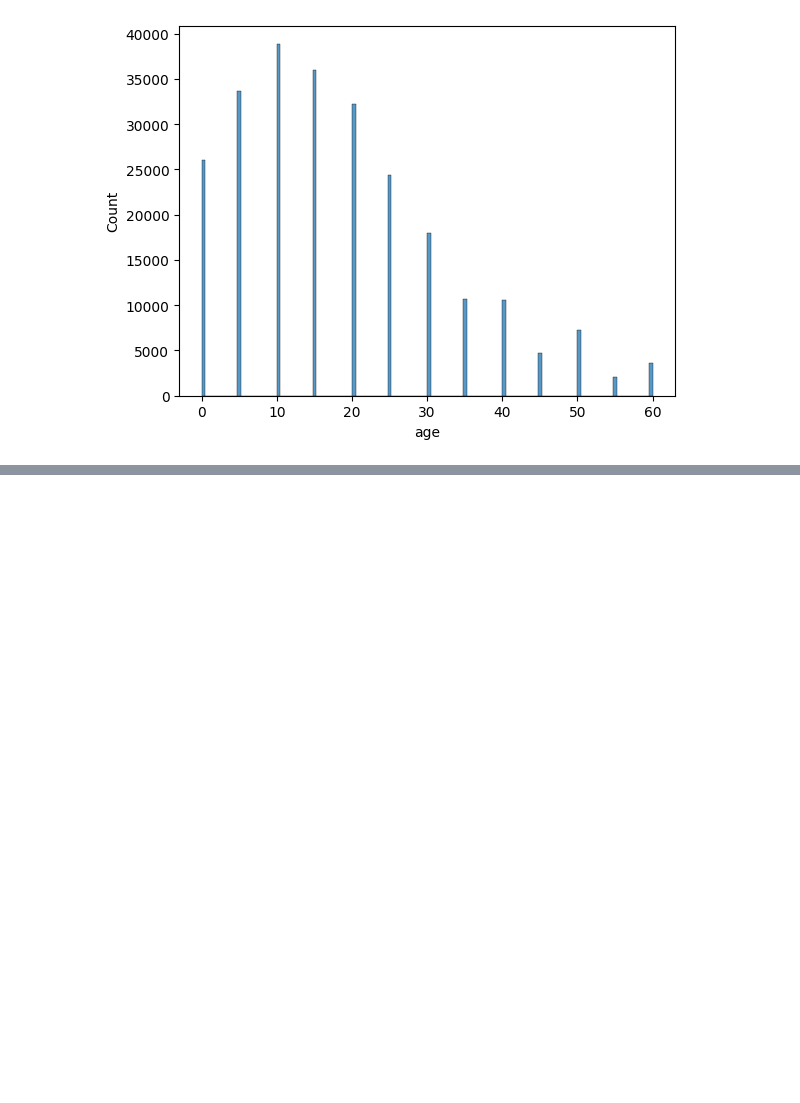
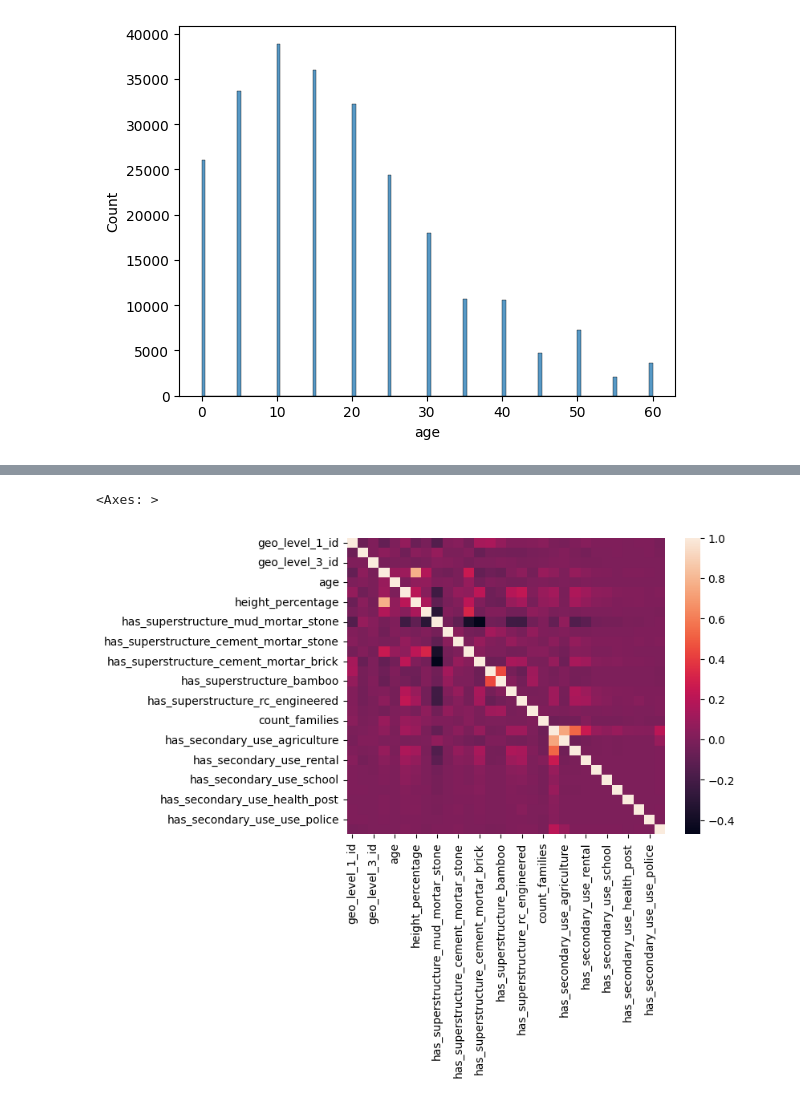
Before and after one commit to Hor-layinka/Hobs-Portfolio-projects, a Jupyter notebook: ClassificationModels/earth_quake_damage_pred.ipynb, the cells around one changed output, grey strips where cells are left out. Cells and saved outputs as stored; diff of their text form; code cells hidden in the pictures; blank space fills up the shorter version.

```diff
--- a/ClassificationModels/earth_quake_damage_pred.ipynb
+++ b/ClassificationModels/earth_quake_damage_pred.ipynb
@@ -242,0 +276,7 @@ sns.histplot(x='age', data=df[mask])
+# %%
+#Multi collinearity
+corr_matrix = train_data.select_dtypes('number').corr()
+sns.heatmap(corr_matrix)
+# %% [output]
+<Axes: >
+[figure, added]
```
Also changed, not shown: parts of 6 cells of this notebook.
